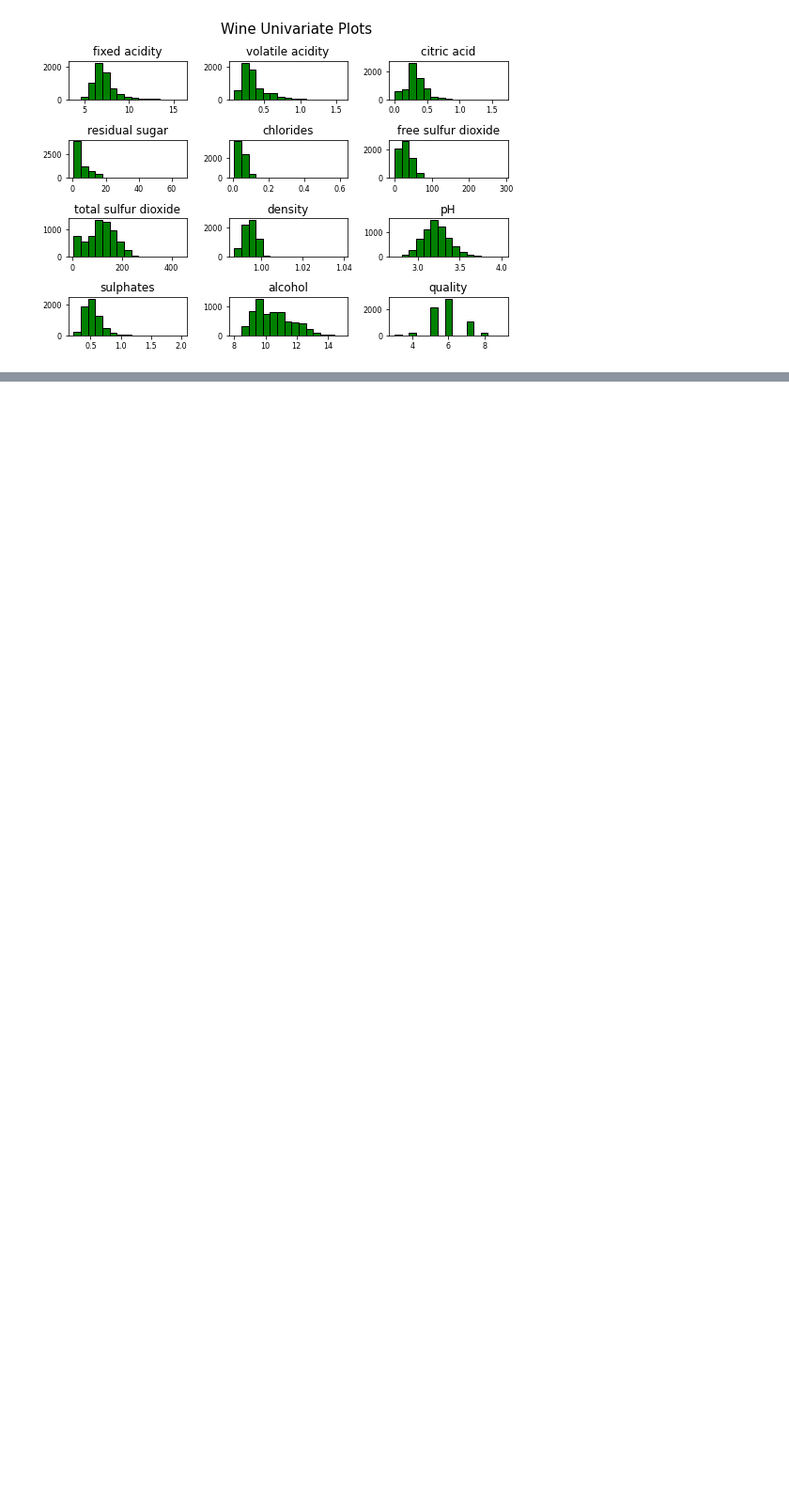
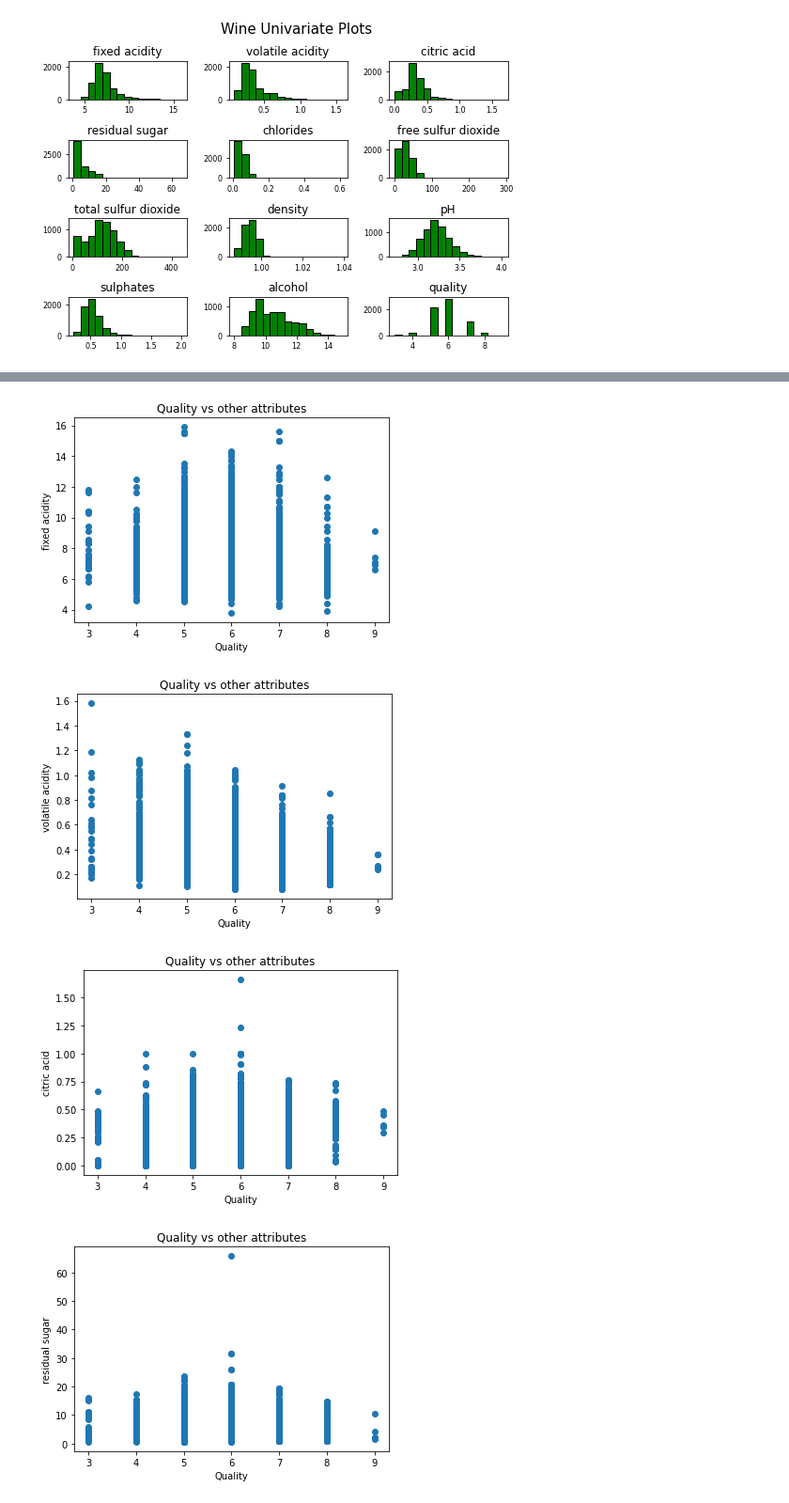
Before and after one commit to Jacopo-Spadon/Wine-not, a Jupyter notebook: Wine not data Wrangling.ipynb, the cells around one changed output, grey strips where cells are left out. Shown at 94% size. Cells and saved outputs as stored; diff of their text form; code cells hidden in the pictures; blank space fills up the shorter version.

```diff
--- a/Wine not data Wrangling.ipynb
+++ b/Wine not data Wrangling.ipynb
@@ -258 +260,16 @@ rt = plt.suptitle('Residual Sugar univarinte plot', x=0.65, y=1.25, fontsize=15)
 [figure]
+# %%
+# workinprogress
+
+
+for column in wines.columns[0 : -3]:
+    plt.scatter(wines['quality'], wines[column])
+    plt.title('Quality vs other attributes')
+    plt.ylabel(column)
+    plt.xlabel('Quality')
+    plt.show()
+# %% [output]
+[figure, added]
+[figure, added]
+[figure, added]
+[figure, added]
```
Also changed, not shown: parts of 2 cells of this notebook.
